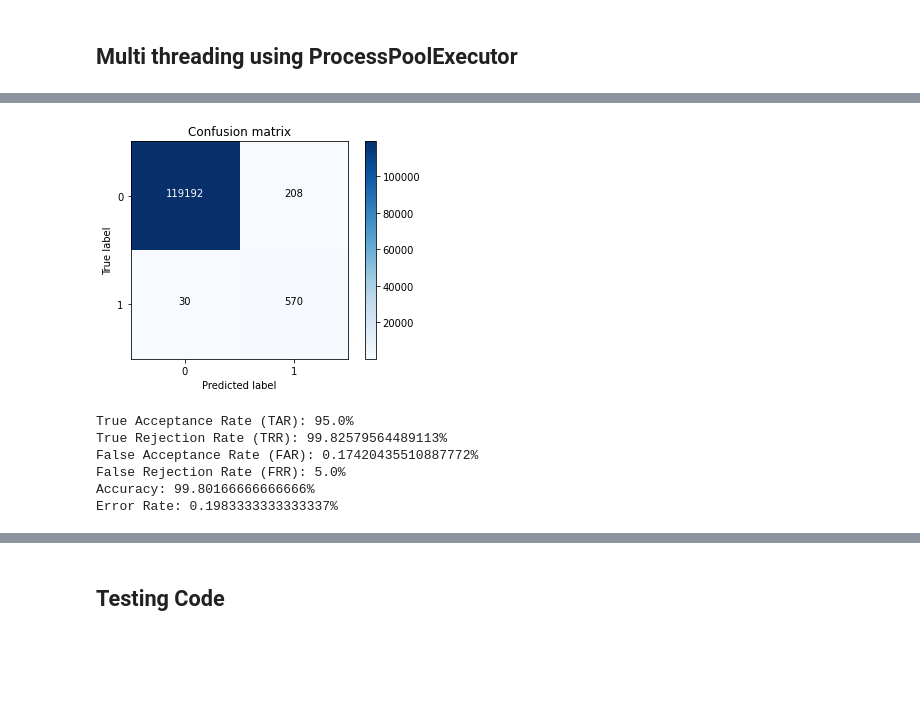
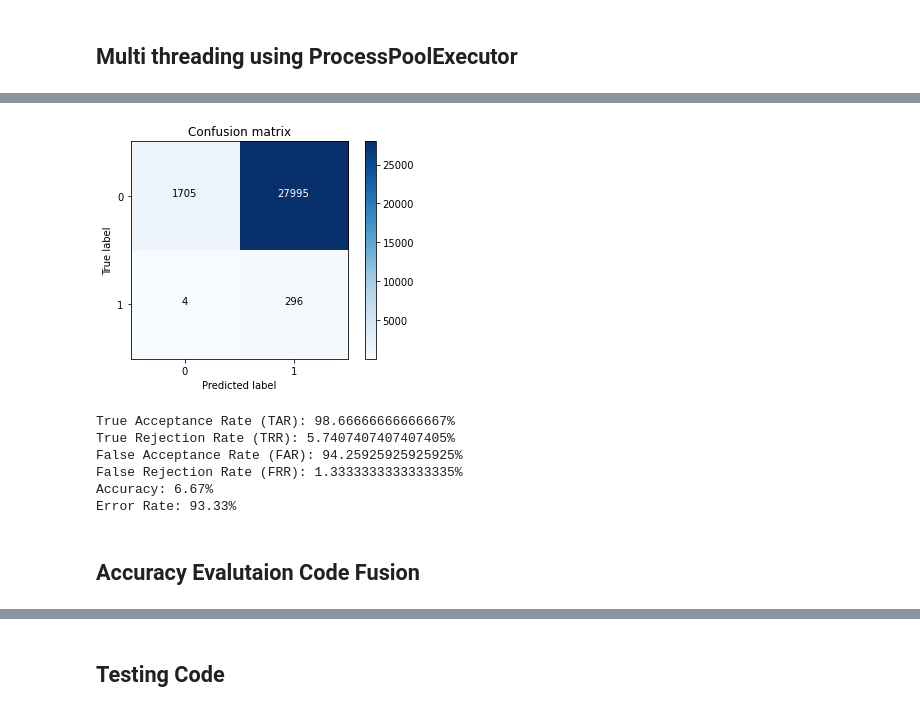
Before and after one commit to JimHok/Source_Code, a Jupyter notebook: Fusion.ipynb, the cells around one changed output, grey strips where cells are left out. Drawn from its saved outputs; the diff is of its cells as text; code cells hidden in the pictures; blank space fills up the shorter version.

```diff
--- a/Fusion.ipynb
+++ b/Fusion.ipynb
@@ -264,59 +407,19 @@ def accuracy_score_multi_process(ref_num, test_num, same_num=2):
+# %%
+confu, predict, ground_truth = accuracy_score_iris(100, 100, 4, 0.5)
+# %%
+plot_confu(ground_truth, predict)
+# %% [output]
+[figure, added]
+# %%
+print_accuracy(ground_truth, confu)
+# %% [output]
+True Acceptance Rate (TAR): 98.66666666666667%
+True Rejection Rate (TRR): 5.7407407407407405%
+False Acceptance Rate (FAR): 94.25925925925925%
+False Rejection Rate (FRR): 1.3333333333333335%
+Accuracy: 6.67%
+Error Rate: 93.33%
+# %% [markdown]
+## Accuracy Evalutaion Code Fusion
 # %%
 confu, predict, ground_truth = accuracy_score_multi_thread(200, 200, 4)
-# %%
-import numpy as np
-import matplotlib.pyplot as plt
-from sklearn.metrics import confusion_matrix
-
-# compute the confusion matrix
-cm = confusion_matrix(ground_truth, predict)
-
-# plot the confusion matrix
-plt.imshow(cm, interpolation='nearest', cmap=plt.cm.Blues)
-plt.title('Confusion matrix')
-plt.colorbar()
-tick_marks = np.arange(2)
-plt.xticks(tick_marks, ['0', '1'])
-plt.yticks(tick_marks, ['0', '1'])
-plt.xlabel('Predicted label')
-plt.ylabel('True label')
-
-for i in range(cm.shape[0]):
-    for j in range(cm.shape[1]):
-        plt.text(j, i, str(cm[i,j]), horizontalalignment="center", color="white" if cm[i,j] > cm.max() / 2 else "black")
-
-plt.show()
-# %% [output]
-[figure, removed]
-# %%
-# calculate the true acceptance rate (TAR), true rejection rate (TRR), false acceptance rate (FAR), and false rejection rate (FRR)
-total_positive = np.sum(ground_truth)
-total_negative = len(ground_truth) - total_positive
-confu = np.array(confu)
-true_positive = confu[1, 1]
-true_negative = confu[0, 0]
-false_positive = confu[0, 1]
-false_negative = confu[1, 0]
-
-tar = true_positive / total_positive
-trr = true_negative / total_negative
-far = false_positive / total_negative
-frr = false_negative / total_positive
-# print the accuracy and error rates
-accuracy = (true_positive + true_negative) / len(ground_truth)
-error_rate = 1 - accuracy
-print(f'True Acceptance Rate (TAR): {tar*100}%')
-print(f'True Rejection Rate (TRR): {trr*100}%')
-print(f'False Acceptance Rate (FAR): {far*100}%')
-print(f'False Rejection Rate (FRR): {frr*100}%')
-print(f'Accuracy: {accuracy*100}%')
-print(f'Error Rate: {error_rate*100}%')
-# print(f'Recongition Rate: {(1-far-frr)*100}%')
-# print(f'Error: {(far+frr)*100}%')
-# %% [output]
-True Acceptance Rate (TAR): 95.0%
-True Rejection Rate (TRR): 99.82579564489113%
-False Acceptance Rate (FAR): 0.17420435510887772%
-False Rejection Rate (FRR): 5.0%
-Accuracy: 99.80166666666666%
-Error Rate: 0.1983333333333337%
```
Also changed, not shown: parts of 17 cells of this notebook, 1 other file.
